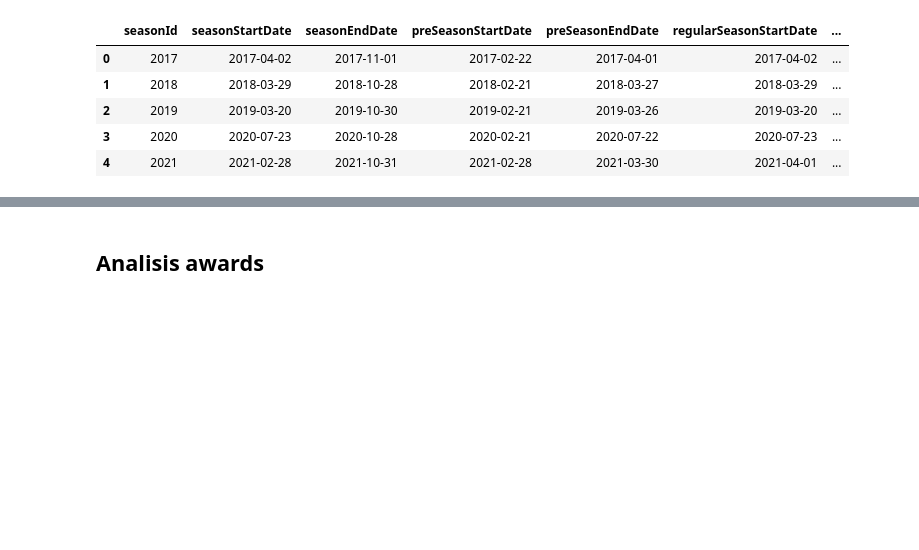
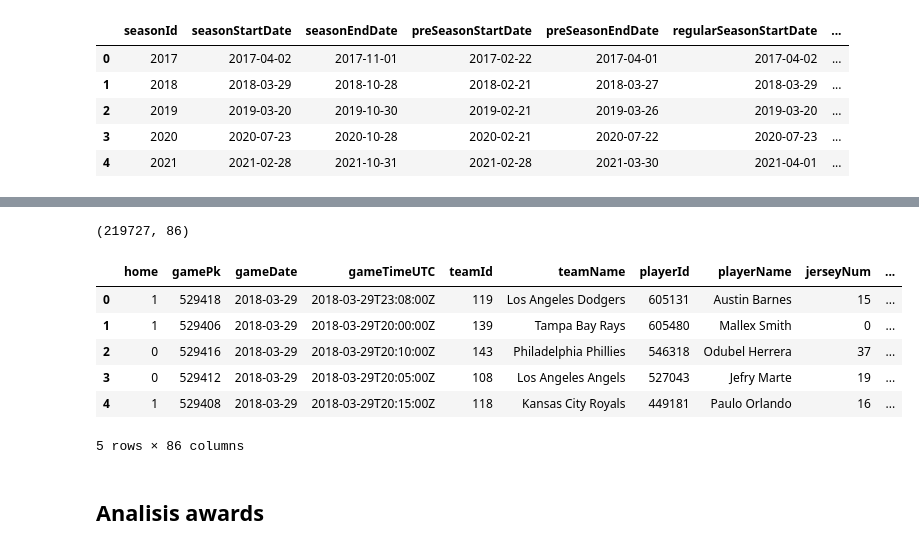
Before and after one commit to MarioChackGitHub/MLB-Kaggle, a Jupyter notebook: explore_data.ipynb, the cells around one changed output, grey strips where cells are left out. Cells and saved outputs as stored; diff of their text form; code cells hidden in the pictures; blank space fills up the shorter version.

```diff
--- a/explore_data.ipynb
+++ b/explore_data.ipynb
@@ -94,3 +233,18 @@ pd.read_csv
+# %%
+playerBoxScores = unpack_json(traindf, "playerBoxScores")
+playerBoxScores.shape
+# %% [output]
+(219727, 86)
+# %%
+playerBoxScores.head()
+# %% [output]
+|  | home | gamePk | gameDate | gameTimeUTC | teamId | teamName | playerId | playerName | jerseyNum | ... |
+| 0 | 1 | 529418 | 2018-03-29 | 2018-03-29T23:08:00Z | 119 | Los Angeles Dodgers | 605131 | Austin Barnes | 15 | ... |
+| 1 | 1 | 529406 | 2018-03-29 | 2018-03-29T20:00:00Z | 139 | Tampa Bay Rays | 605480 | Mallex Smith | 0 | ... |
+| 2 | 0 | 529416 | 2018-03-29 | 2018-03-29T20:10:00Z | 143 | Philadelphia Phillies | 546318 | Odubel Herrera | 37 | ... |
+| 3 | 0 | 529412 | 2018-03-29 | 2018-03-29T20:05:00Z | 108 | Los Angeles Angels | 527043 | Jefry Marte | 19 | ... |
+| 4 | 1 | 529408 | 2018-03-29 | 2018-03-29T20:15:00Z | 118 | Kansas City Royals | 449181 | Paulo Orlando | 16 | ... |
+5 rows × 86 columns
 # %%
 #definir funciones que utilizaré:
 # %% [markdown]
```
Also changed, not shown: parts of 23 cells of this notebook.
